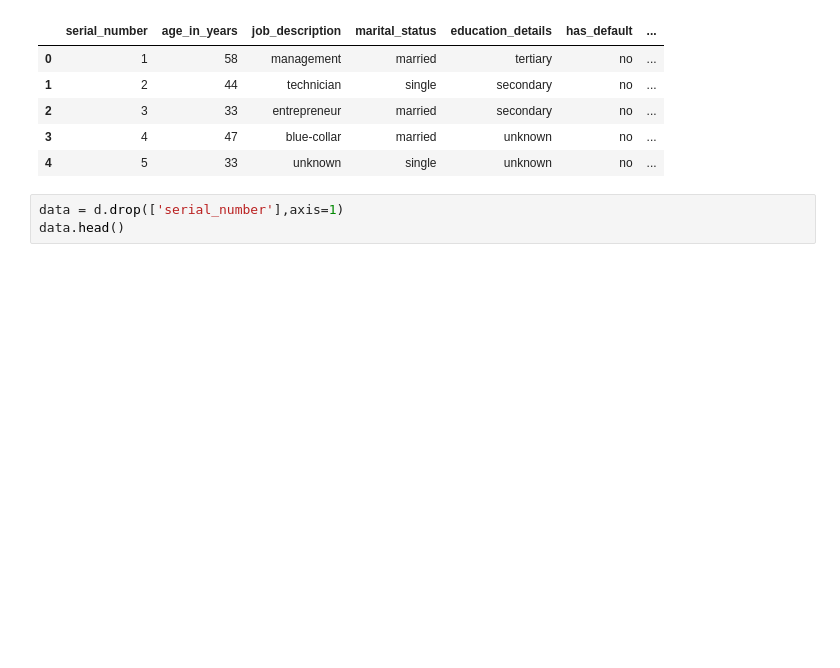
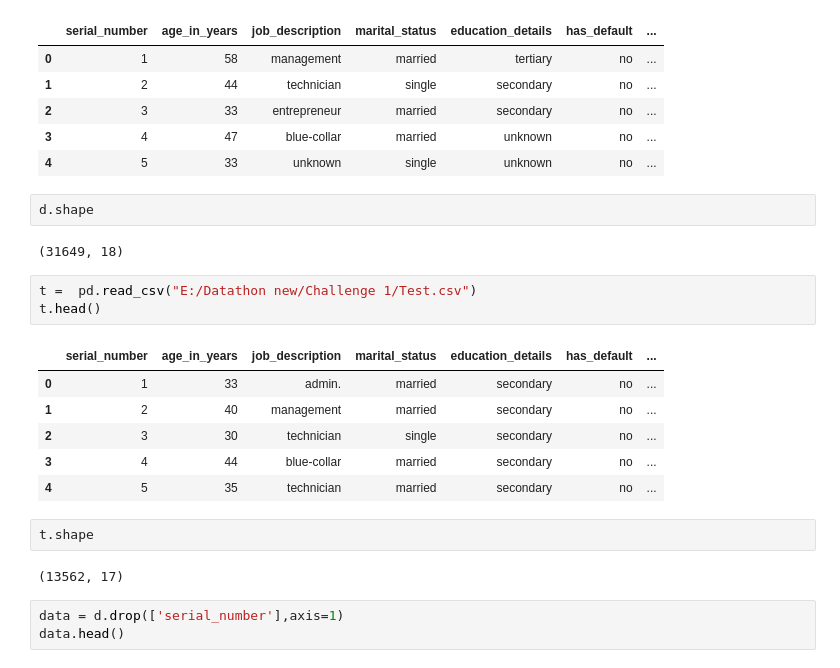
Before and after one commit to Yashwanth3518/Project-Yes-Bank, a Jupyter notebook: Yes Bank Data.ipynb, the cells around one changed output. Saved outputs shown, nothing was run; the diff lists cells and outputs as text; blank space fills up the shorter version.

```diff
--- a/Yes Bank Data.ipynb
+++ b/Yes Bank Data.ipynb
@@ -23,6 +21,24 @@ d.head()
 | 2 | 3 | 33 | entrepreneur | married | secondary | no | ... |
 | 3 | 4 | 47 | blue-collar | married | unknown | no | ... |
 | 4 | 5 | 33 | unknown | single | unknown | no | ... |
+# %%
+d.shape
+# %% [output]
+(31649, 18)
+# %%
+t =  pd.read_csv("E:/Datathon new/Challenge 1/Test.csv")
+t.head()
+# %% [output]
+|  | serial_number | age_in_years | job_description | marital_status | education_details | has_default | ... |
+| 0 | 1 | 33 | admin. | married | secondary | no | ... |
+| 1 | 2 | 40 | management | married | secondary | no | ... |
+| 2 | 3 | 30 | technician | single | secondary | no | ... |
+| 3 | 4 | 44 | blue-collar | married | secondary | no | ... |
+| 4 | 5 | 35 | technician | married | secondary | no | ... |
+# %%
+t.shape
+# %% [output]
+(13562, 17)
 # %%
 data = d.drop(['serial_number'],axis=1)
 data.head()
```
Also changed, not shown: parts of 19 cells of this notebook.
